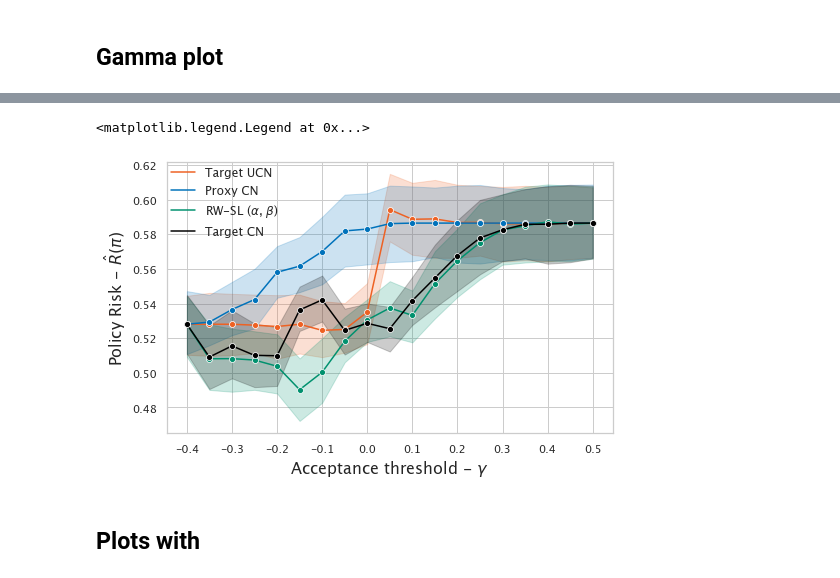
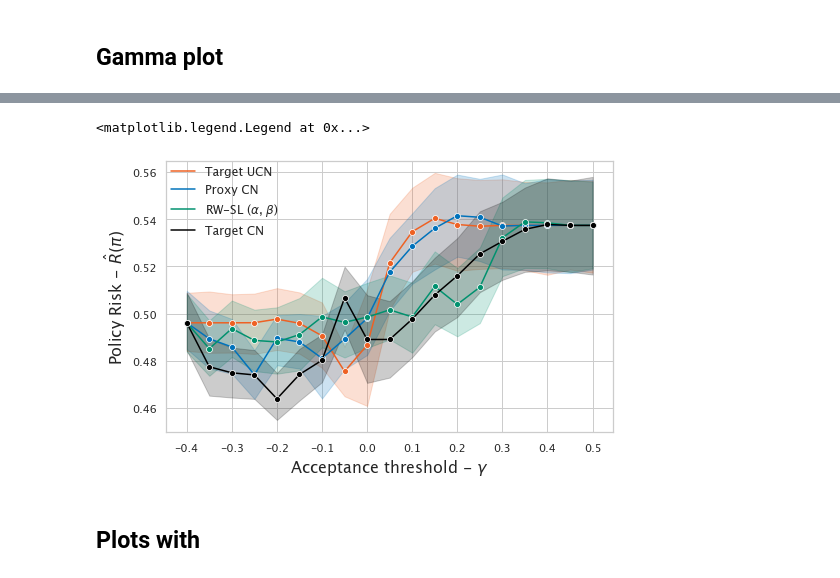
Before and after one commit to lguerdan/counterfactual-decision-support, a Jupyter notebook: notebook_results.ipynb, the cells around one changed output, grey strips where cells are left out. Cells and saved outputs as stored; diff of their text form; code cells hidden in the pictures.

```diff
--- a/notebook_results.ipynb
+++ b/notebook_results.ipynb
@@ -158,6 +158,6 @@ plt.savefig('figs/mse_plots.png', dpi=500, bbox_inches = "tight")
 # %%
 jobs_df = get_ate_result_df('NATE_balanced_erm_jobs_oracle_params_R10')
-jobs_df = jobs_df[jobs_df['alpha_0'] == .4]
+jobs_df = jobs_df[jobs_df['alpha_0'] == .2]
 
 
 pg_baselines = ['Target Oracle', 'RW-SL', 'COM', 'OBS Oracle']
@@ -166,34 +166,34 @@ disp_gamma = gamma_settings[::2]
 disp_gamma[0] = 'pr_-.4'
 pr_results = ['baseline'] + gamma_settings
 disp_names = {
     'Target Oracle': 'Target CN',
     'RW-SL': r'RW-SL ($\alpha$, $\beta$)',
     'COM': 'Proxy CN',
     'COM-SL': 'COM-SL',
     'RW': 'RW',
     'Proxy Oracle': r'$f_{Y_t}$',
     'OBS Oracle': 'Target UCN',
     'OBS': 'Proxy UCN',
     'RW-SL (learned)' : r'RW-SL ($\hat{\alpha}$, $\hat{\beta}$)',
     'SL' : r'SL ($\hat{\alpha}$, $\hat{\beta}$)'
 }
 
 gammadf = jobs_df[pr_results].melt(id_vars=['baseline'], var_name="gamma", value_name='policy_risk')
 gammadf = gammadf[gammadf['baseline'].isin(pg_baselines)]
 
 
 plt.figure(figsize=(8,5))
 fig = sns.lineplot(data=gammadf, x='gamma', hue='baseline', y='policy_risk',
                    marker='o', ci=68, palette=palette[:len(pg_baselines)])
 plt.xlabel('Acceptance threshold - $\gamma$')
 plt.ylabel('Policy Risk - $\hat{R}(\pi)$')
 fig.set_xticks([i*2 for i in range(len(disp_gamma))], labels=[float(i.split('_')[1]) for i in disp_gamma])
 
 handles, labels = plt.gca().get_legend_handles_labels()
 plt.legend([h for h in handles],[disp_names[label] for label in labels], loc='best', borderaxespad=0., fontsize='medium')
 # %% [output]
 <matplotlib.legend.Legend at 0x...>
-[figure, old version]
+[figure, new version]
 # %% [markdown]
 ## Plots with
 # %%
```
Also changed, not shown: parts of 6 cells of this notebook, 2 other files.
